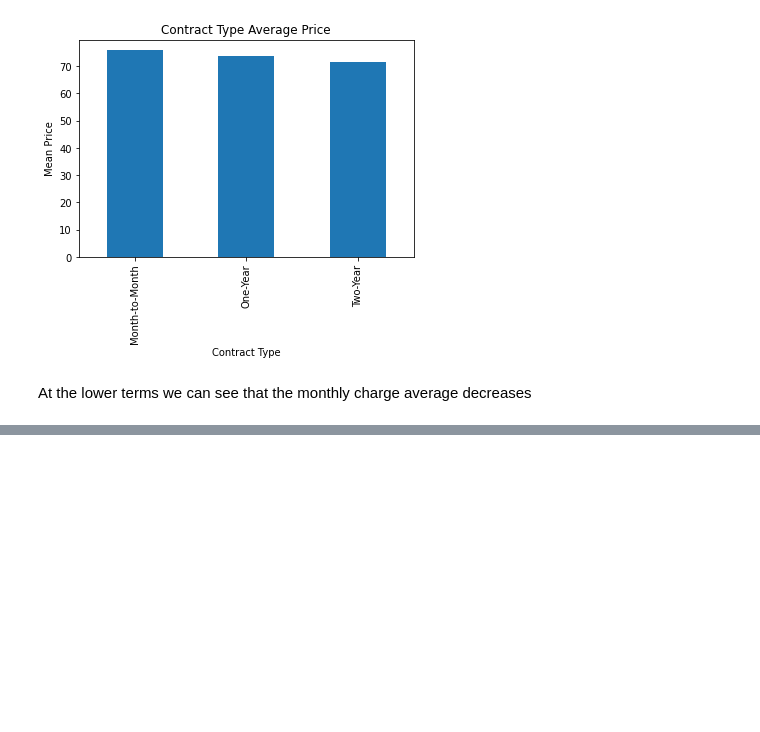
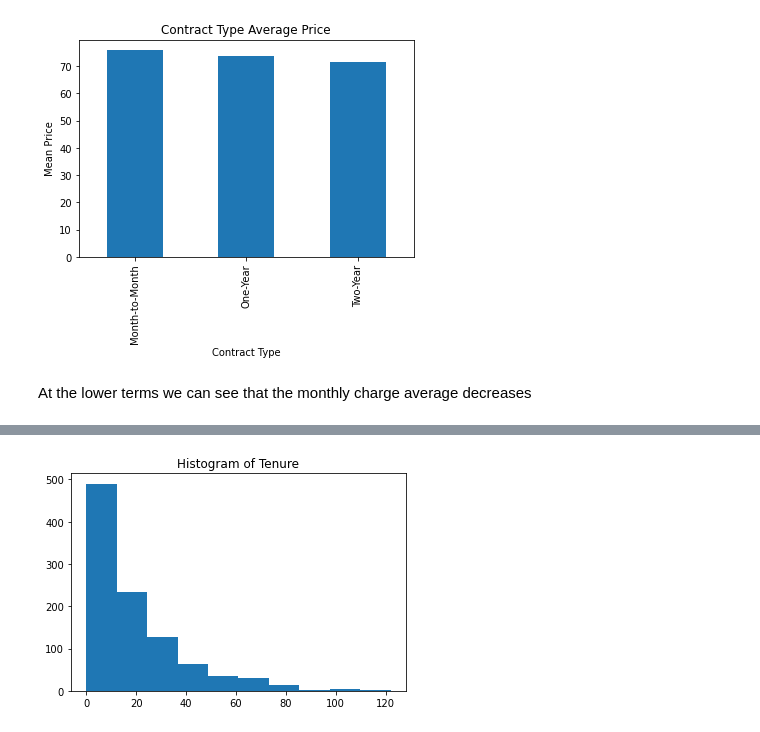
Before and after one commit to halchemylab/Customer-Churn-Prediction-Machine-Learning-Project, a Jupyter notebook: analysis.ipynb, the cells around one changed output, grey strips where cells are left out. Cells and saved outputs as stored; diff of their text form; code cells hidden in the pictures; blank space fills up the shorter version.

```diff
--- a/analysis.ipynb
+++ b/analysis.ipynb
@@ -156,0 +163,6 @@ At the lower terms we can see that the monthly charge average decreases
+# %%
+plt.hist(df["Tenure"])
+plt.title("Histogram of Tenure")
+plt.show()
+# %% [output]
+[figure, added]
```
Also changed, not shown: parts of 1 cell of this notebook.
